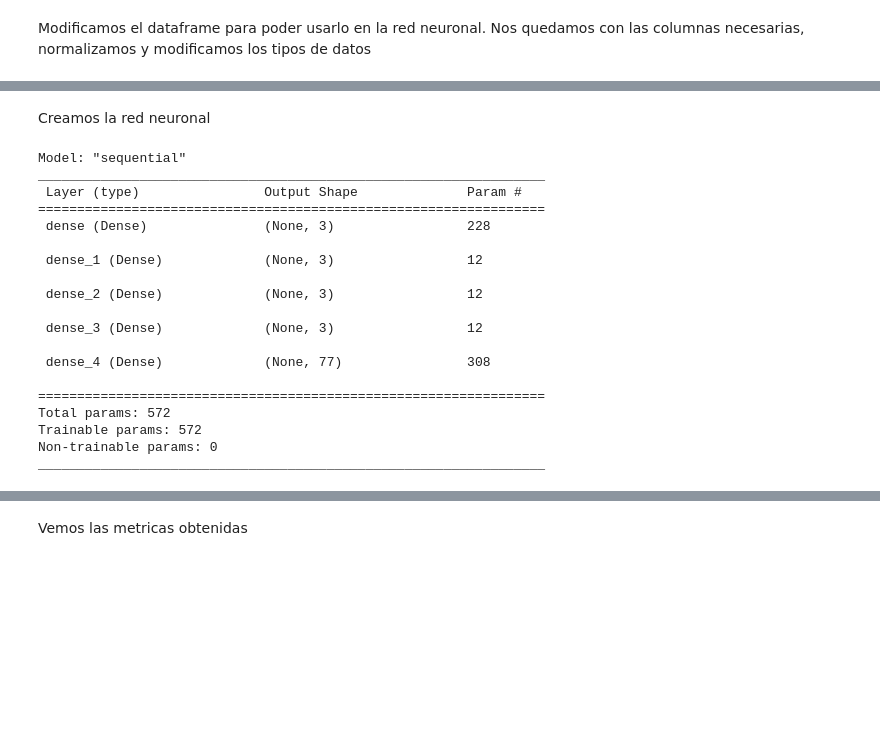
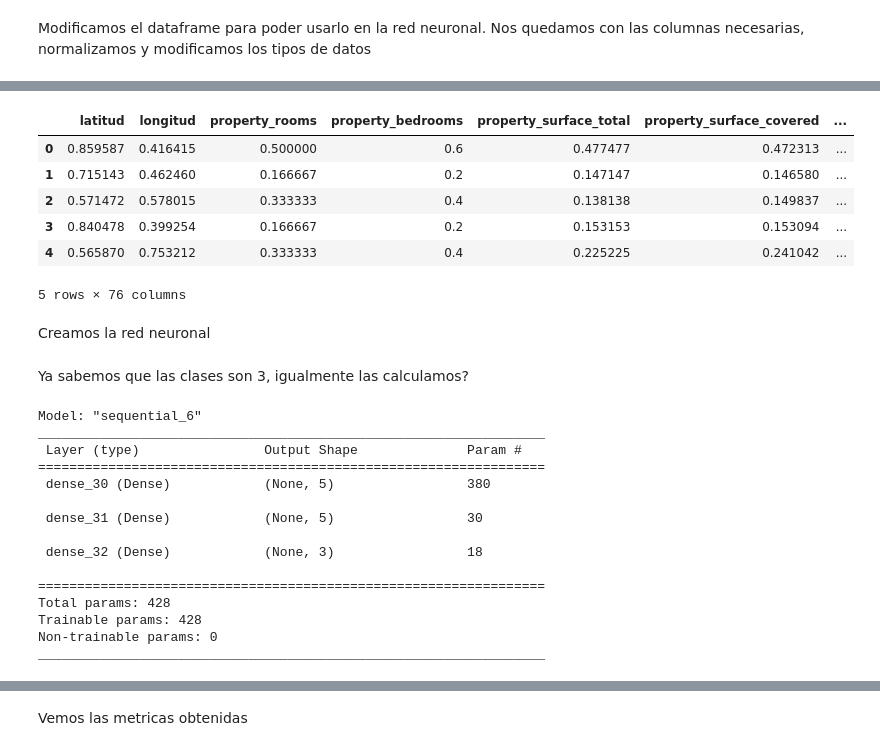
Before and after one commit to franjuarez/7506R-2C2022-GRUPO21, a Jupyter notebook: TP2/7506R_TP2_GRUPO21_ENTREGA.ipynb, the cells around one changed output, grey strips where cells are left out. Drawn from its saved outputs; the diff is of its cells as text; code cells hidden in the pictures; blank space fills up the shorter version.

```diff
--- a/TP2/7506R_TP2_GRUPO21_ENTREGA.ipynb
+++ b/TP2/7506R_TP2_GRUPO21_ENTREGA.ipynb
@@ -628,44 +594,59 @@ ds_propiedades_para_clasificacion
+# %%
+# Normalizamos las variables de entrada
+scaler = MinMaxScaler()
+ds_propiedades_para_clasificacion[columnas_predictoras] = scaler.fit_transform(ds_propiedades_para_clasificacion[columnas_predictoras])
+ds_propiedades_para_clasificacion
+
+ds_propiedades_para_clasificacion.astype('float32', copy=False)
+
+ds_propiedades_para_clasificacion.head()
+# %% [output]
+|  | latitud | longitud | property_rooms | property_bedrooms | property_surface_total | property_surface_covered | ... |
+| 0 | 0.859587 | 0.416415 | 0.500000 | 0.6 | 0.477477 | 0.472313 | ... |
+| 1 | 0.715143 | 0.462460 | 0.166667 | 0.2 | 0.147147 | 0.146580 | ... |
+| 2 | 0.571472 | 0.578015 | 0.333333 | 0.4 | 0.138138 | 0.149837 | ... |
+| 3 | 0.840478 | 0.399254 | 0.166667 | 0.2 | 0.153153 | 0.153094 | ... |
+| 4 | 0.565870 | 0.753212 | 0.333333 | 0.4 | 0.225225 | 0.241042 | ... |
+5 rows × 76 columns
 # %%
 # Separamos en train y test
 x_train, x_test, y_train, y_test = train_test_split(ds_propiedades_para_clasificacion.loc[:,columnas_predictoras],ds_propiedades_para_clasificacion.loc[:,'tipo_precio'], test_size=0.20, random_state=1)
 # %% [markdown]
 Creamos la red neuronal
+# %% [markdown]
+Ya sabemos que las clases son 3, igualmente las calculamos?
 # %%
-# calcula la cantidad de clases
-classes=int(ds_propiedades_para_clasificacion.shape[1]+1)
+# calcula la cantidad de clases posibles para clasificar
+classes = int(ds_propiedades_para_clasificacion.loc[:,'tipo_precio'].max()+1)
 
 
 modelo = keras.Sequential([
     # input_shape solo en la primer capa
     # Capa con 3 salidas, activación relu
-    keras.layers.Dense(3,input_shape=(d_in,), activation='relu'),
+    keras.layers.Dense(5,input_shape=(d_in,), activation='relu'),
 
-    keras.layers.Dense(3, activation='tanh'),
-    keras.layers.Dense(3, activation='relu'),
-    keras.layers.Dense(3, activation='sigmoid'),
+    # keras.layers.Dense(5, activation='tanh'),
+    # keras.layers.Dense(5, activation='relu'),
+    keras.layers.Dense(5, activation='sigmoid'),
 
     #la ultima capa si o si tiene que tener tantas salidas como clases, y softmax
     keras.layers.Dense(classes, activation='softmax')])
 
 modelo.summary()
 # %% [output]
-Model: "sequential"
+Model: "sequential_6"
 _________________________________________________________________
  Layer (type)                Output Shape              Param #
 =================================================================
- dense (Dense)               (None, 3)                 228
+ dense_30 (Dense)            (None, 5)                 380
 
- dense_1 (Dense)             (None, 3)                 12
+ dense_31 (Dense)            (None, 5)                 30
 
- dense_2 (Dense)             (None, 3)                 12
-
- dense_3 (Dense)             (None, 3)                 12
-
- dense_4 (Dense)             (None, 77)                308
+ dense_32 (Dense)            (None, 3)                 18
 
 =================================================================
-Total params: 572
-Trainable params: 572
+Total params: 428
+Trainable params: 428
 Non-trainable params: 0
 _________________________________________________________________
 # %%
```
Also changed, not shown: parts of 8 cells of this notebook.
